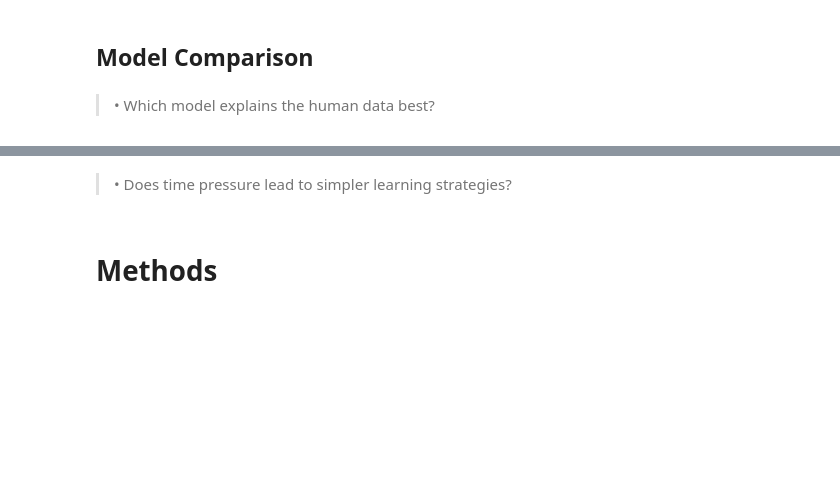
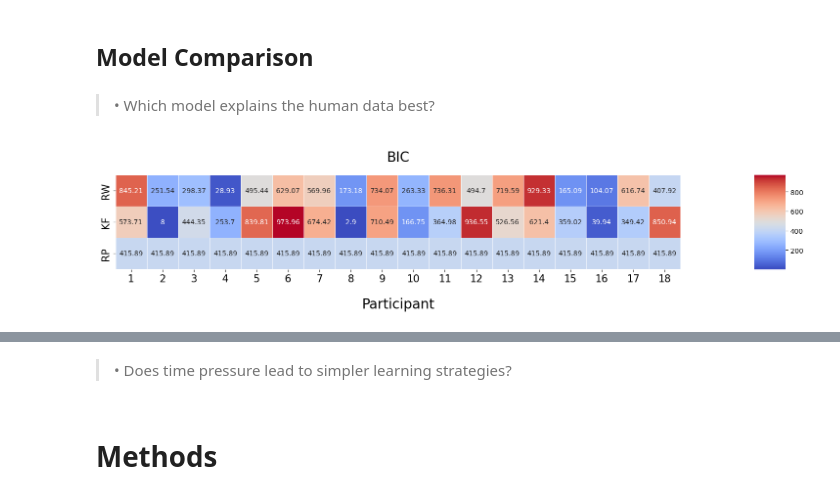
Before and after one commit to pulkitgoyal56/CCCP, a Jupyter notebook: CCCP.ipynb, the cells around one changed output, grey strips where cells are left out. Saved outputs shown, nothing was run; the diff lists cells and outputs as text; code cells hidden in the pictures; blank space fills up the shorter version.

```diff
--- a/CCCP.ipynb
+++ b/CCCP.ipynb
@@ -282,0 +432,5 @@ strong multicollinearity or other numerical problems.
+# %%
+N = len(pd.unique(data['participant_id']))
+# %%
+RP_BIC = np.full(N, 0 - 2 * 300 * np.log(0.5))
+RP_BIC
@@ -284,3 +444,23 @@ strong multicollinearity or other numerical problems.
 ## Model Comparison
 # %% [markdown]
 > •  Which model explains the human data best?
+# %%
+RW_BIC = np.random.rand(N) * 1000
+KF_BIC = np.random.rand(N) * 1000
+# %%
+all_BIC = np.array([RW_BIC, KF_BIC, RP_BIC])
+# %%
+all_BICr = [np.around(num,2) for num in all_BIC]
+
+f, (ax, cbar_ax) = plt.subplots(1,2, gridspec_kw = {'width_ratios': [0.95, 0.05]}, figsize = (18,2))
+f.set_figheight(2.5)
+
+sns.heatmap(all_BICr, cmap = 'coolwarm', linewidths = 0.5, square = True, annot = True, fmt = 'g',
+            ax = ax, cbar_ax = cbar_ax)
+
+ax.set_xticklabels(np.arange(N) + 1, fontsize = 15);
+ax.set_yticklabels(['RW', 'KF', 'RP'], fontsize = 15);
+ax.set_xlabel('Participant', labelpad = 20, fontsize = 20);
+ax.set_title('BIC', pad = 20, fontsize = 20);
+# %% [output]
+[figure, added]
```
Also changed, not shown: parts of 61 cells of this notebook.
